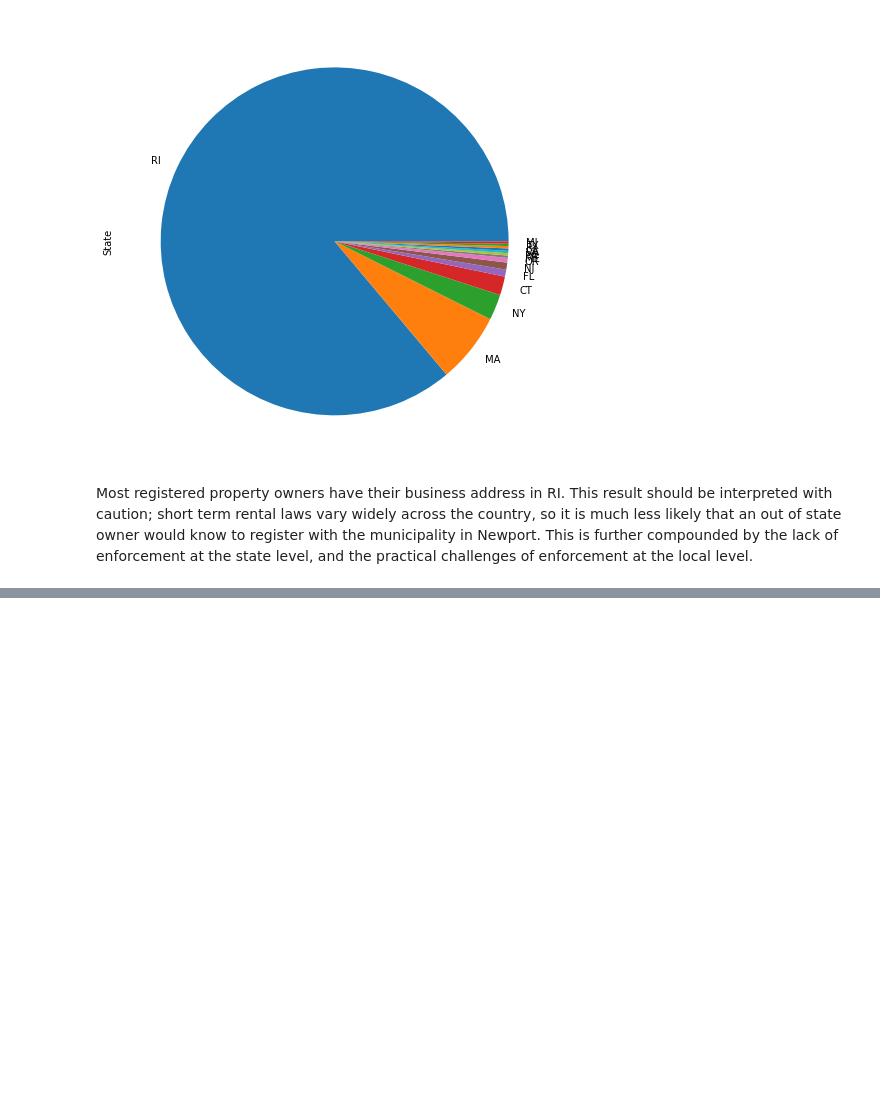
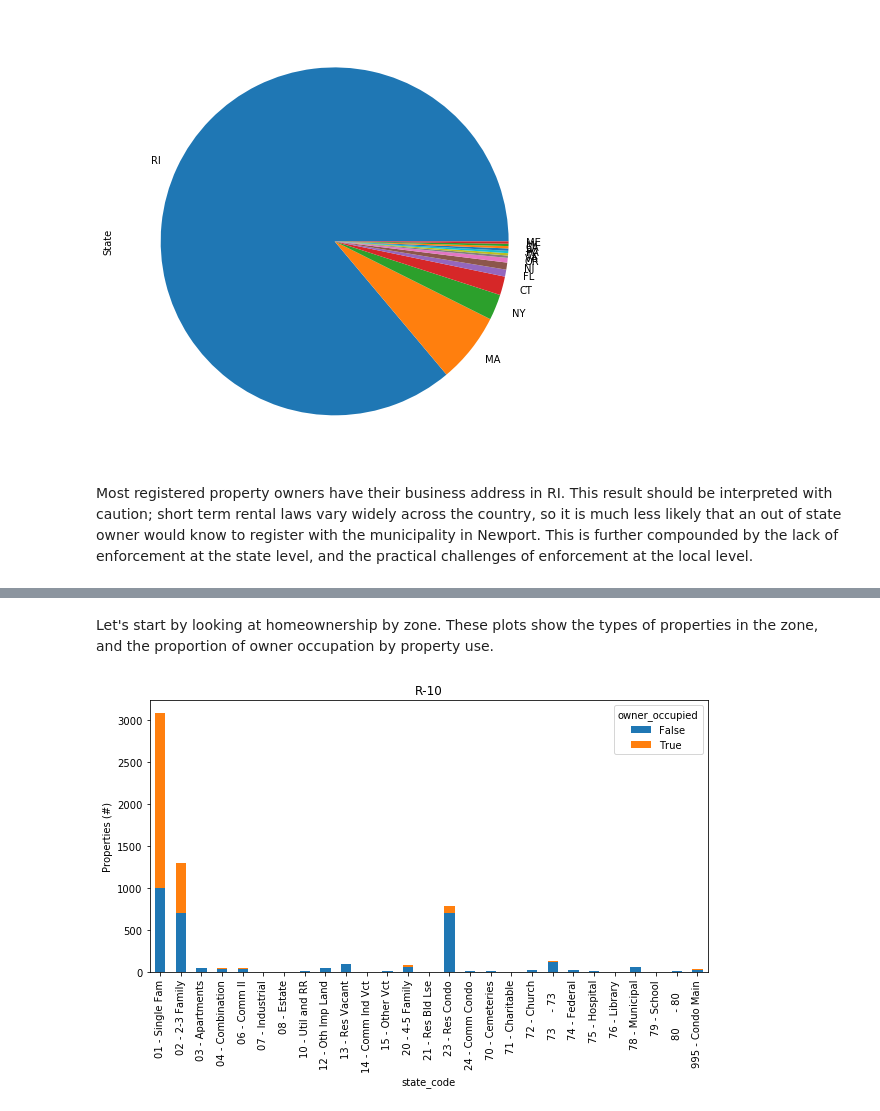
Before and after one commit to paulopperman/short-term-rental-research, a Jupyter notebook: STR Data Exploration.ipynb, the cells around one changed output, grey strips where cells are left out. Saved outputs shown, nothing was run; the diff lists cells and outputs as text; code cells hidden in the pictures; blank space fills up the shorter version.

```diff
--- a/STR Data Exploration.ipynb
+++ b/STR Data Exploration.ipynb
@@ -255,0 +272,5 @@ Most registered property owners have their business address in RI.  This result
+# %%
+# first pass at identifying owner occupied - match property address to owner address, include second owner address field for formatting differences
+property_data['owner_occupied'] = (property_data['parcel_location'] == property_data['owner_address']) | (property_data['parcel_location'] == property_data['owner_address2'])
+# count how many properties are owner-occupied
+sum(property_data['owner_occupied'])
@@ -255,0 +283,12 @@ Most registered property owners have their business address in RI.  This result
+# %%
+# group properties by use code, and by zone
+property_use_grouped = property_data.groupby(by=['state_code', 'zone'])
+property_zone_grouped = property_data.groupby(by=['zone', 'state_code'])
+# %% [markdown]
+Let's start by looking at homeownership by zone.  These plots show the types of properties in the zone, and the proportion of owner occupation by property use.
+# %%
+property_zone_grouped['owner_occupied'].value_counts().loc['R10'].unstack().plot.bar(stacked=True,title='R-10', figsize=(10,5))
+plt.ylabel('Properties (#)')
+plt.show()
+# %% [output]
+[figure, added]
```
Also changed, not shown: parts of 36 cells of this notebook.
